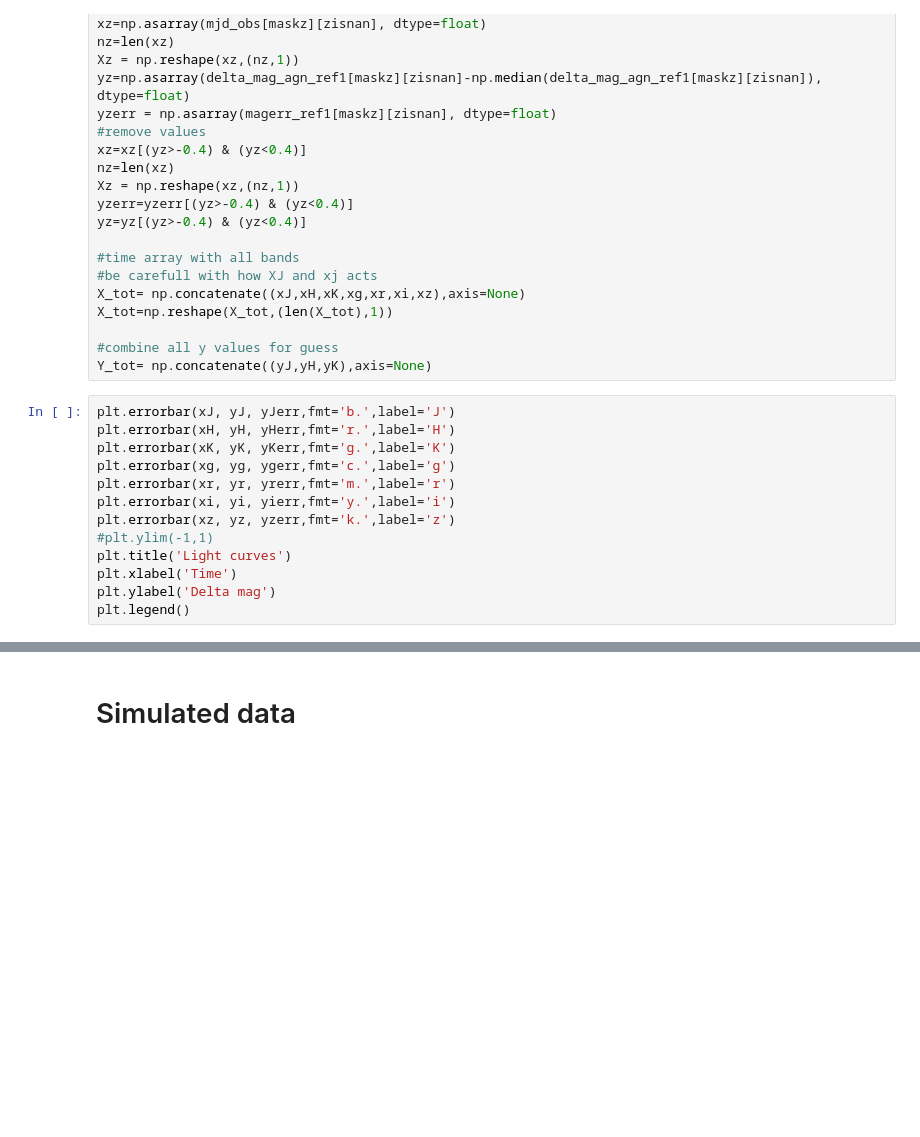
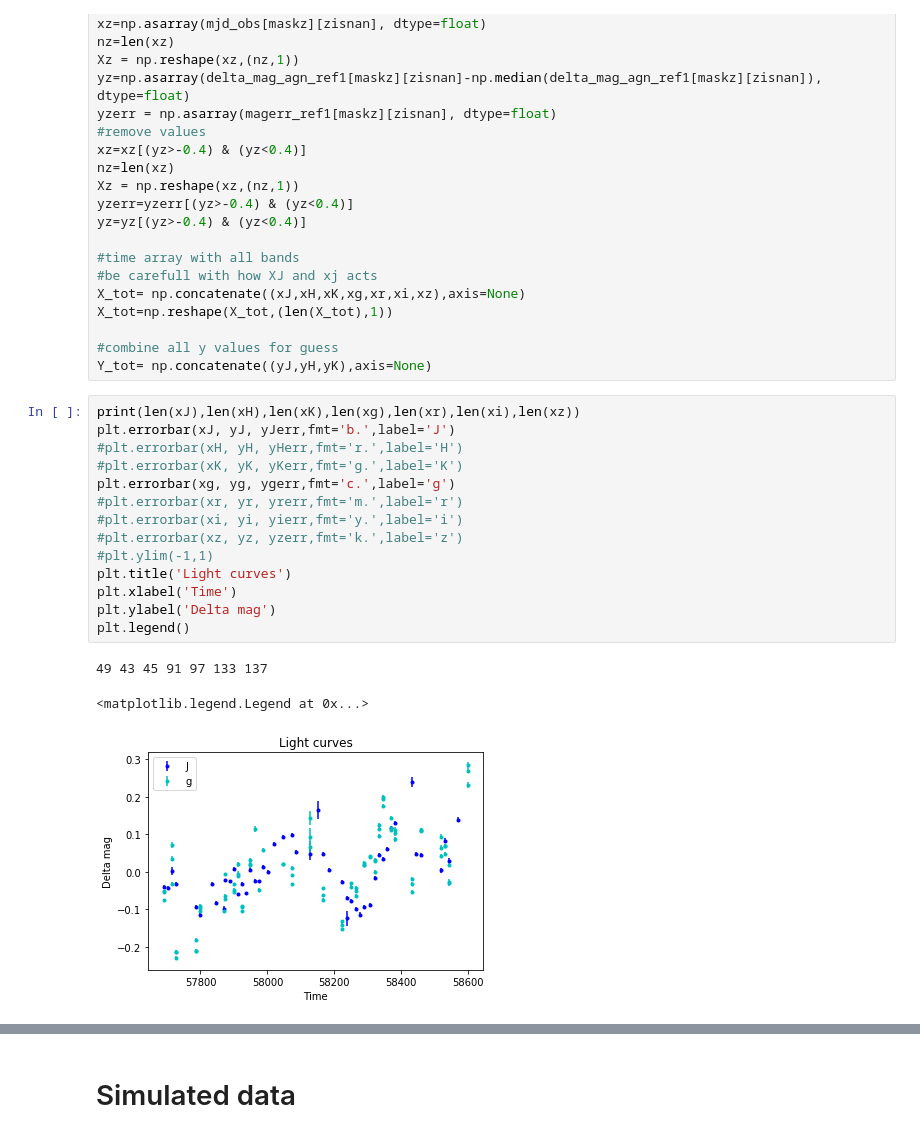
Before and after one commit to MalteBrinch/Master-Thesis-Code, a Jupyter notebook: 7d conv and iterating a GP.ipynb, the cells around one changed output, grey strips where cells are left out. Cells and saved outputs as stored; diff of their text form; blank space fills up the shorter version.

```diff
--- a/7d conv and iterating a GP.ipynb
+++ b/7d conv and iterating a GP.ipynb
@@ -196,18 +198,23 @@ X_tot=np.reshape(X_tot,(len(X_tot),1))
 #combine all y values for guess
 Y_tot= np.concatenate((yJ,yH,yK),axis=None)
 # %%
+print(len(xJ),len(xH),len(xK),len(xg),len(xr),len(xi),len(xz))
 plt.errorbar(xJ, yJ, yJerr,fmt='b.',label='J')
-plt.errorbar(xH, yH, yHerr,fmt='r.',label='H')
-plt.errorbar(xK, yK, yKerr,fmt='g.',label='K')
+#plt.errorbar(xH, yH, yHerr,fmt='r.',label='H')
+#plt.errorbar(xK, yK, yKerr,fmt='g.',label='K')
 plt.errorbar(xg, yg, ygerr,fmt='c.',label='g')
-plt.errorbar(xr, yr, yrerr,fmt='m.',label='r')
-plt.errorbar(xi, yi, yierr,fmt='y.',label='i')
-plt.errorbar(xz, yz, yzerr,fmt='k.',label='z')
+#plt.errorbar(xr, yr, yrerr,fmt='m.',label='r')
+#plt.errorbar(xi, yi, yierr,fmt='y.',label='i')
+#plt.errorbar(xz, yz, yzerr,fmt='k.',label='z')
 #plt.ylim(-1,1)
 plt.title('Light curves')
 plt.xlabel('Time')
 plt.ylabel('Delta mag')
 plt.legend()
+# %% [output]
+49 43 45 91 97 133 137
+<matplotlib.legend.Legend at 0x...>
+[figure, added]
 # %%
 print('J:',min(yJerr),max(yJerr))
 print('H:',min(yHerr),max(yHerr))
```
Also changed, not shown: parts of 21 cells of this notebook.
